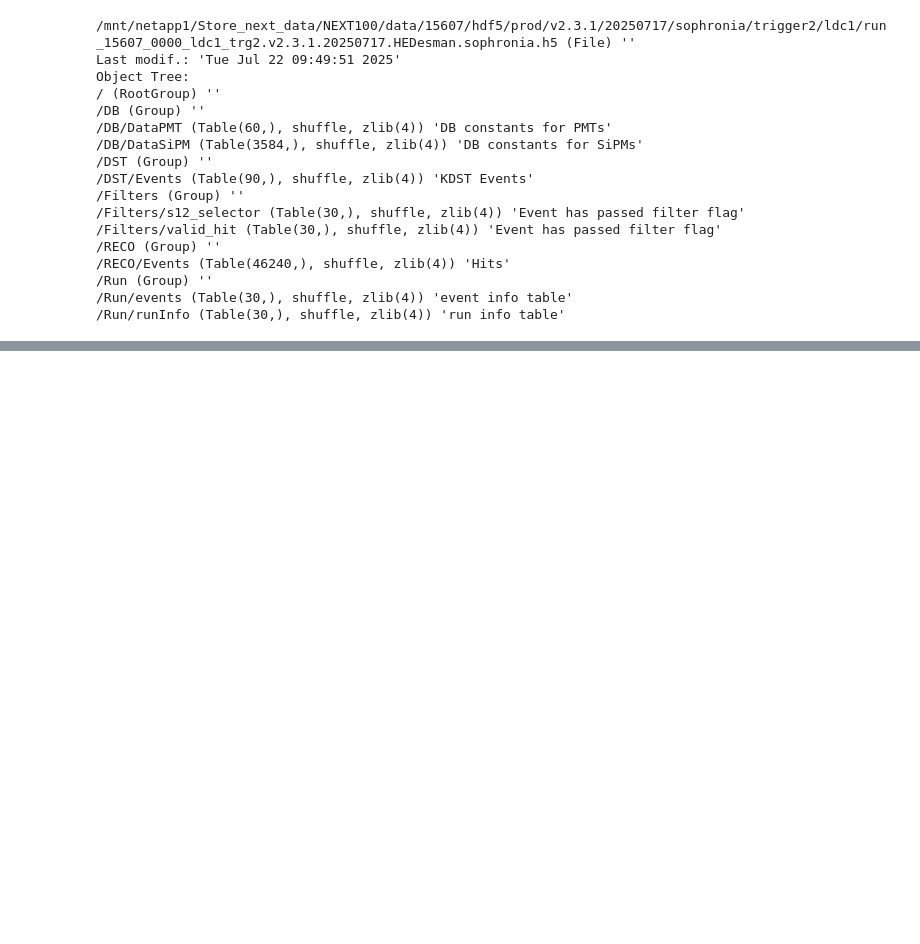
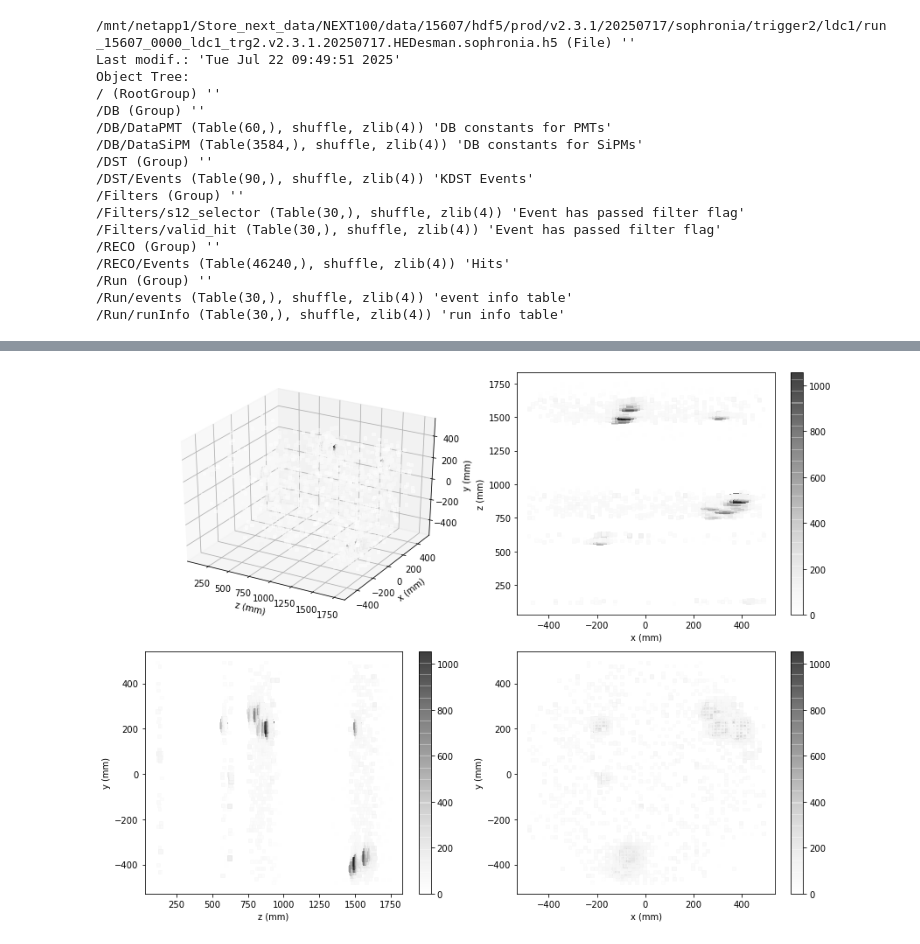
Before and after one commit to jahernando/nextana, a Jupyter notebook: NB/tutorial/sophronia.ipynb, the cells around one changed output, grey strips where cells are left out. Cells and saved outputs as stored; diff of their text form; code cells hidden in the pictures; blank space fills up the shorter version.

```diff
--- a/NB/tutorial/sophronia.ipynb
+++ b/NB/tutorial/sophronia.ipynb
@@ -402,0 +94,4 @@ pltext.df_inspect((dfuni[selbkg], dfuni[selsig]), labels = vars, density = True)
+# %%
+pdisplay.event(event.X, event.Y, event.Z, event.E)
+# %% [output]
+[figure, added]
```
Also changed, not shown: parts of 57 cells of this notebook, 1 other file.
